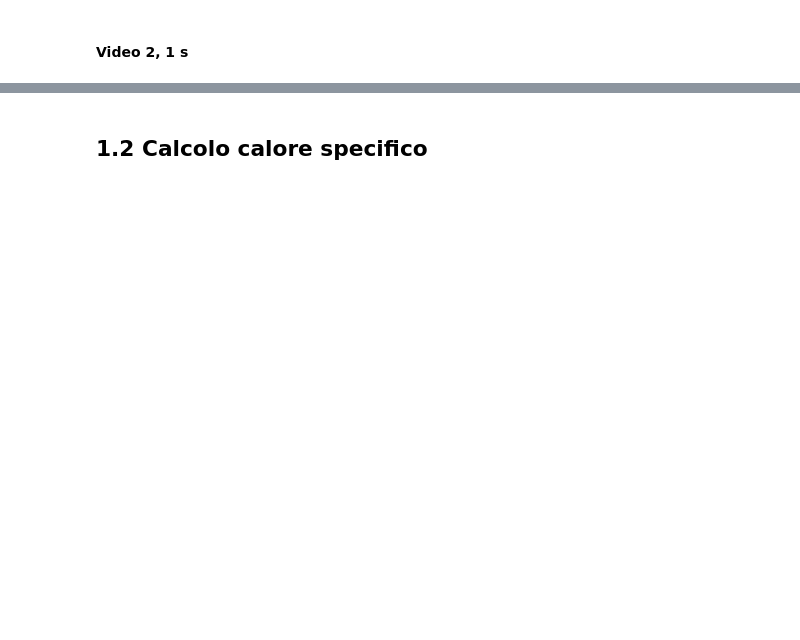
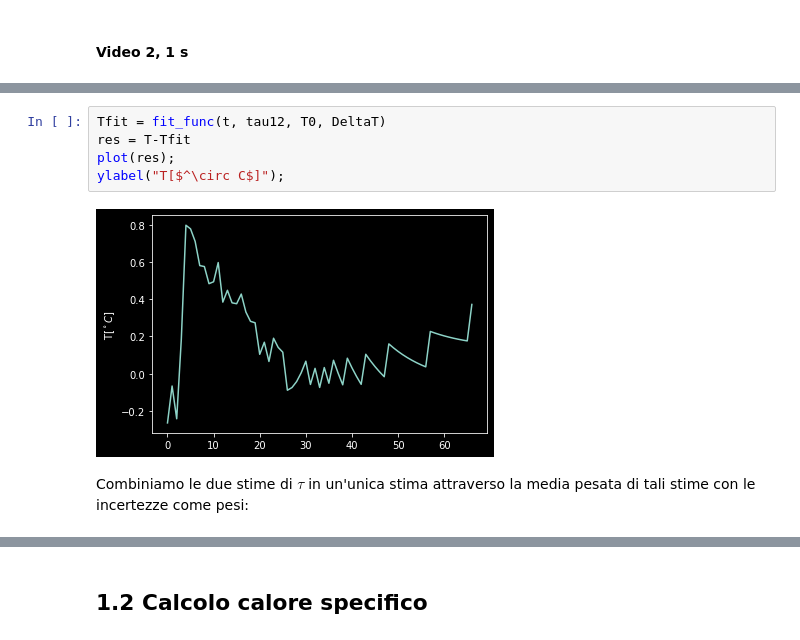
Before and after one commit to antoniogs20/Termo1, a Jupyter notebook: esp1.ipynb, the cells around one changed output, grey strips where cells are left out. Cells and saved outputs as stored; diff of their text form; blank space fills up the shorter version.

```diff
--- a/esp1.ipynb
+++ b/esp1.ipynb
@@ -93 +106,10 @@ tau = 9.70 +/- 0.02 s
+# %%
+Tfit = fit_func(t, tau12, T0, DeltaT)
+res = T-Tfit
+plot(res);
+ylabel("T[$^\circ C$]");
+# %% [output]
+[figure, added]
+# %% [markdown]
+Combiniamo le due stime di $\tau$ in un'unica stima attraverso la media pesata di tali stime con le incertezze come pesi:
 # %%
```
Also changed, not shown: parts of 50 cells of this notebook, 36 other files.
